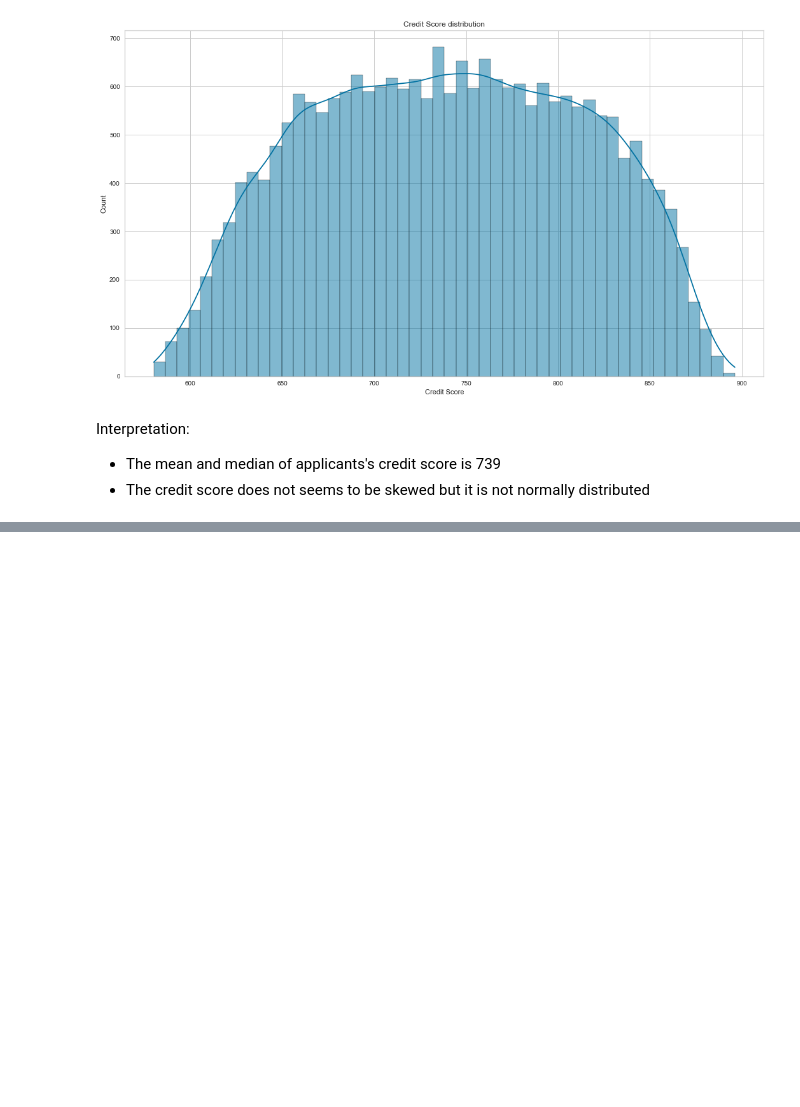
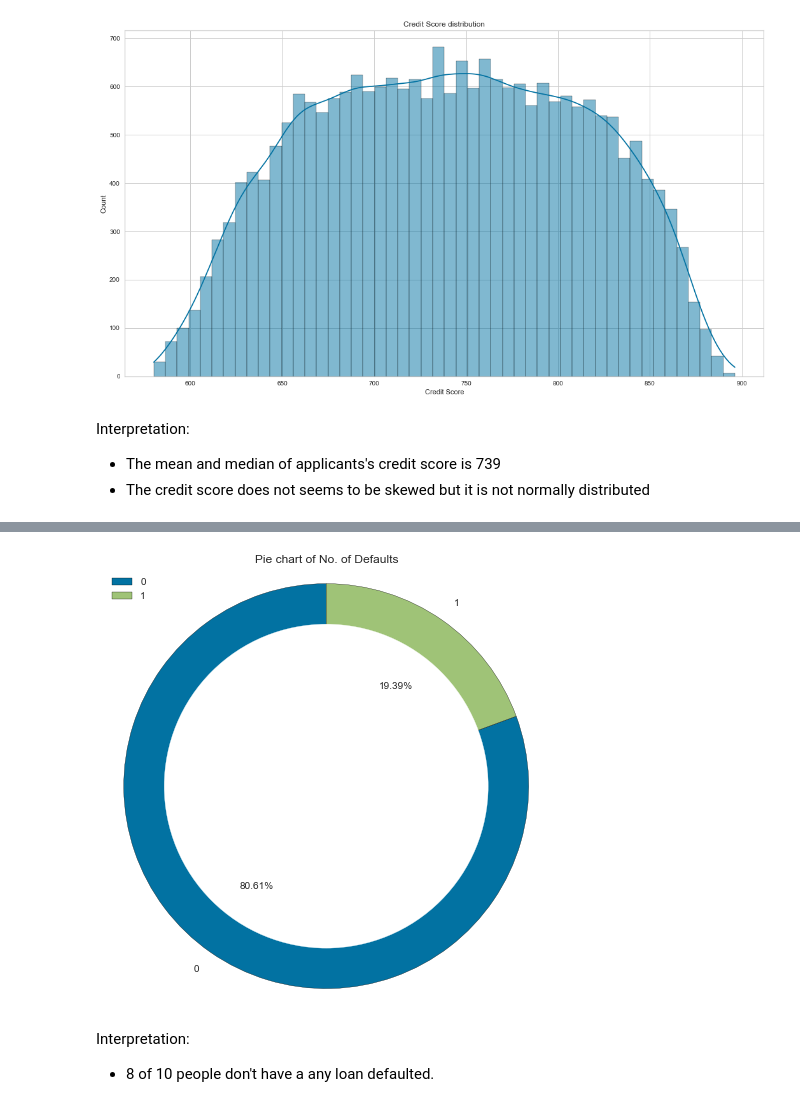
Before and after one commit to semasuka/Loan-amount-prediction-regression, a Jupyter notebook: Loan_amount_prediction.ipynb, the cells around one changed output, grey strips where cells are left out. Drawn from its saved outputs; the diff is of its cells as text; code cells hidden in the pictures; blank space fills up the shorter version.

```diff
--- a/Loan_amount_prediction.ipynb
+++ b/Loan_amount_prediction.ipynb
@@ -664,0 +692,7 @@ Interpretation:
+# %%
+create_donnut_pie_chart(loan_amt_train_copy,'No. of Defaults')
+# %% [output]
+[figure, added]
+# %% [markdown]
+Interpretation:
+- 8 of 10 people don't have a any loan defaulted.
```
Also changed, not shown: parts of 4 cells of this notebook.
